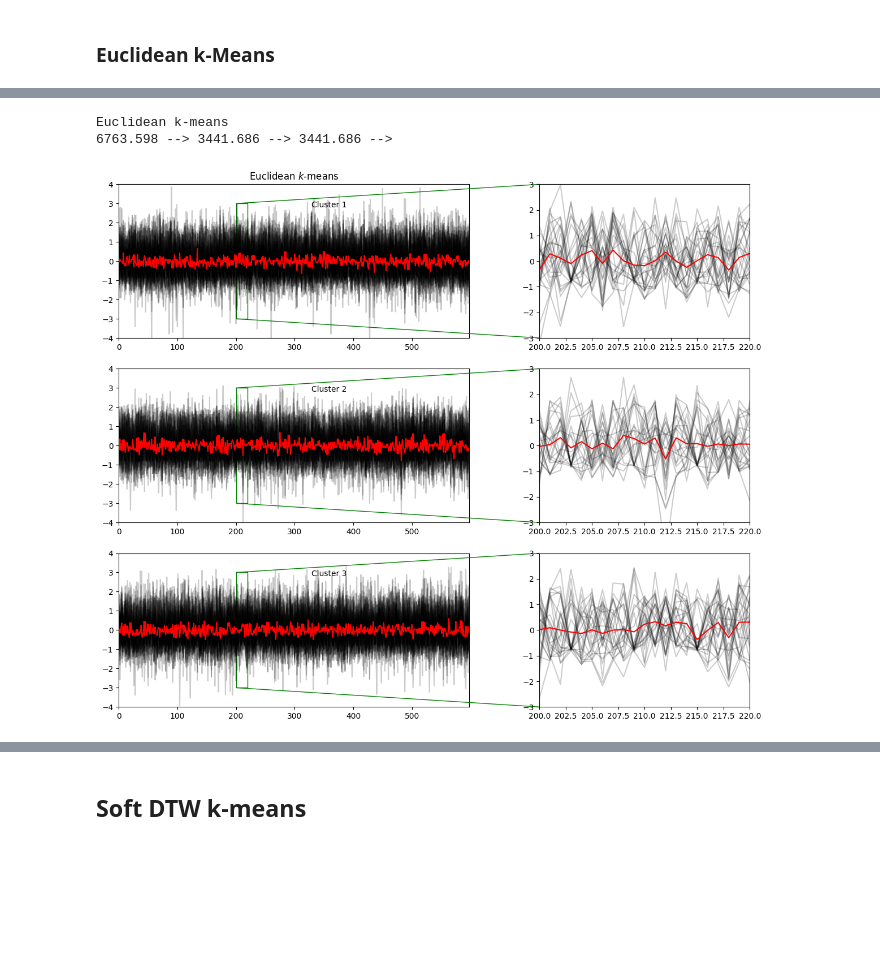
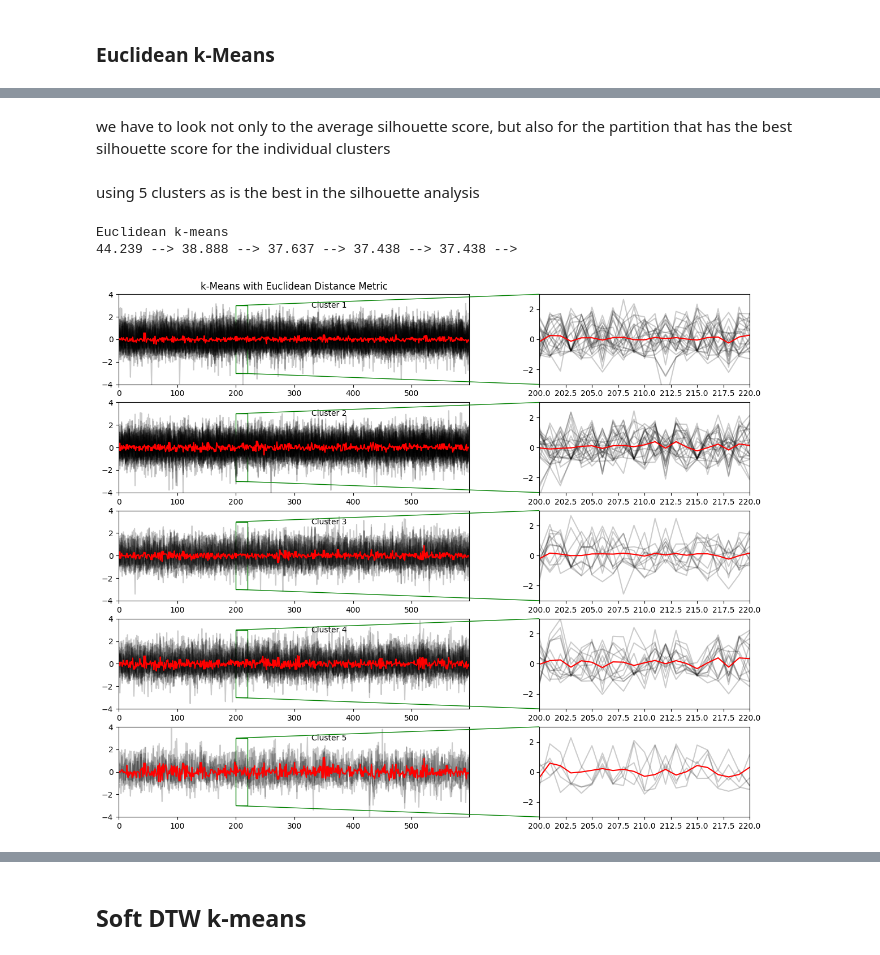
Before and after one commit to sarabreu/thesis_dev, a Jupyter notebook: 5_time_series_clustering/all_imp_vars/raw_solar.ipynb, the cells around one changed output, grey strips where cells are left out. Saved outputs shown, nothing was run; the diff lists cells and outputs as text; code cells hidden in the pictures; blank space fills up the shorter version.

Commit message:
use train_pca instead of original data raw_solar all important variables

```diff
--- a/5_time_series_clustering/all_imp_vars/raw_solar.ipynb
+++ b/5_time_series_clustering/all_imp_vars/raw_solar.ipynb
@@ -252,2 +170,6 @@ X_train = grouped_arrays_all
+# %%
+train_pca = X_train.reshape(X_train.shape[0], -1)
+pca = PCA(n_components = 2)
+train_pca = pca.fit_transform(train_pca)
 # %%
 seed = 42
@@ -259,0 +199,31 @@ using 3 clusters as its the second best clustering partition and then the can be
+# %%
+def zoom_in_plot(X_train, y_pred, cluster_centers, sz, title:str):
+    fig = plt.figure(figsize=(16, 12))
+    gs = gridspec.GridSpec(5, 4, width_ratios=[5, 1, 3, 1], height_ratios=[1, 1, 1, 1, 1])  # Changed to 5 rows
+
+    for yi in range(5):  # Iterate over 5 clusters
+        # Main plot with more width
+        ax = plt.subplot(gs[yi, 0])
+        for xx in X_train[y_pred == yi]:
+            ax.plot(xx.ravel(), "k-", alpha=0.2)
+        ax.plot(pca.inverse_transform(cluster_centers)[yi].ravel(), "r-")  # Plot cluster centers in original data space
+        ax.set_xlim(0, sz)
+        ax.set_ylim(-4, 4)
+        ax.text(0.55, 0.85, 'Cluster %d' % (yi + 1), transform=ax.transAxes)
+        if yi == 0:
+            ax.set_title(f"{title}")
+
+        # Zoomed-in plot
+        axins = plt.subplot(gs[yi, 2])
+        for xx in X_train[y_pred == yi]:
+            axins.plot(xx.ravel(), "k-", alpha=0.2)
+        axins.plot(pca.inverse_transform(cluster_centers)[yi].ravel(), "r-")  # Plot cluster centers in original data space
+        axins.set_xlim(200, 220)
+        axins.set_ylim(-3, 3)
+        mark_inset(ax, axins, loc1=2, loc2=3, fc="None", ec="g")
+
+    # Adjust spacing between the two plots in the same row
+    plt.subplots_adjust(wspace=0)
+
+    # plt.tight_layout()
+    plt.show()
@@ -260,14 +346,21 @@ using 3 clusters as its the second best clustering partition and then the can be
+# %% [markdown]
+we have to look not only to the average silhouette score, but also for the partition that has the best silhouette score for the individual clusters
+# %% [markdown]
+using 5 clusters as is the best in the silhouette analysis
 # %%
 # Euclidean k-means
 print("Euclidean k-means")
-km = TimeSeriesKMeans(n_clusters=3, verbose=True, random_state=seed)
-y_pred_euclidean = km.fit_predict(X_train)
+km = TimeSeriesKMeans(n_clusters=5, verbose=True, random_state=seed)
+y_pred_euclidean = km.fit_predict(train_pca)
 
-zoom_in_plot(X_train, y_pred_euclidean, km, sz, 'Euclidean')
+cluster_centers_reshaped = km.cluster_centers_.reshape(5, 2)
+
+#zoom_in_plot(X_train, y_pred_euclidean, km, sz, 'k-Means with Euclidean Distance Metric')
+zoom_in_plot(X_train, y_pred_euclidean, cluster_centers_reshaped, sz, 'k-Means with Euclidean Distance Metric')
 # %% [output]
 Euclidean k-means
-6763.598 --> 3441.686 --> 3441.686 -->
+44.239 --> 38.888 --> 37.637 --> 37.438 --> 37.438 -->
-[figure, old version]
+[figure, new version]
 # %%
 with open('intermediate_with_out/euclidean_solar.pickle', 'wb') as f:
     pickle.dump(km, f)
```
Also changed, not shown: parts of 58 cells of this notebook.
